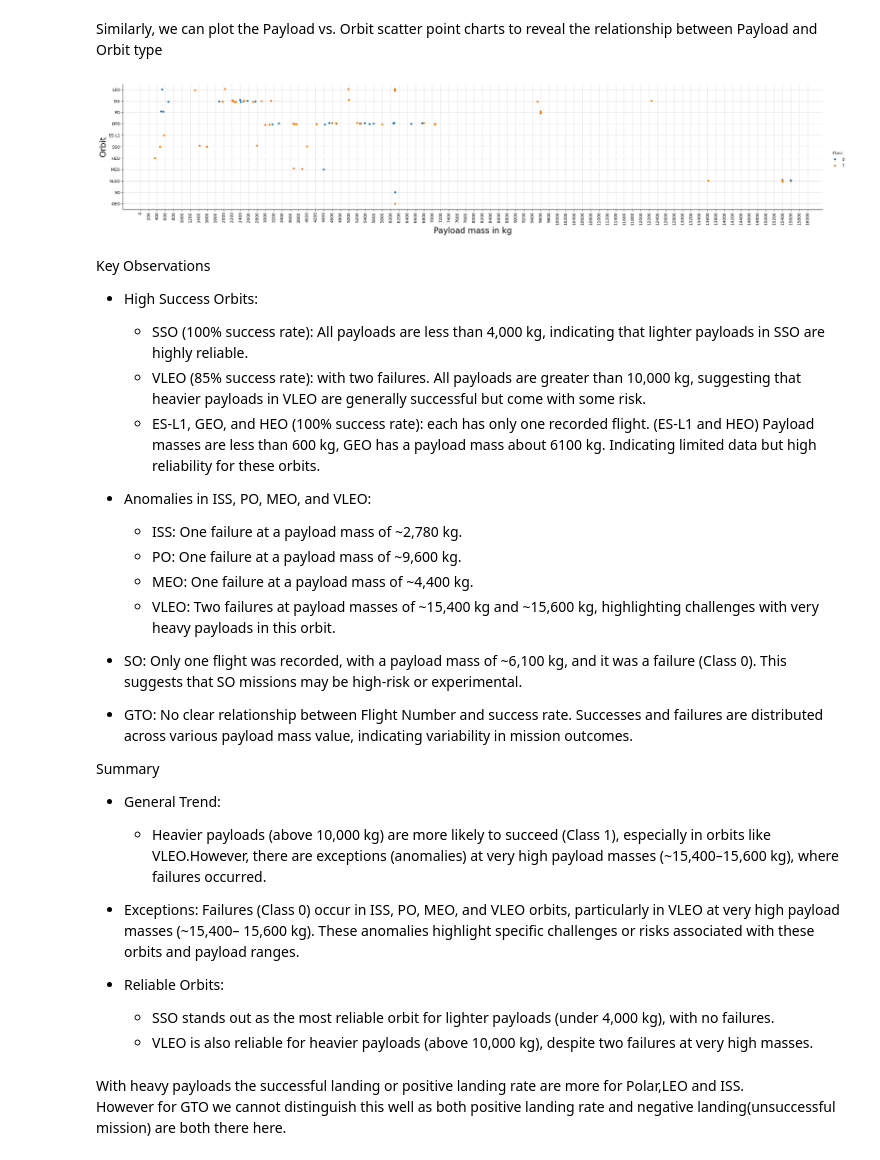
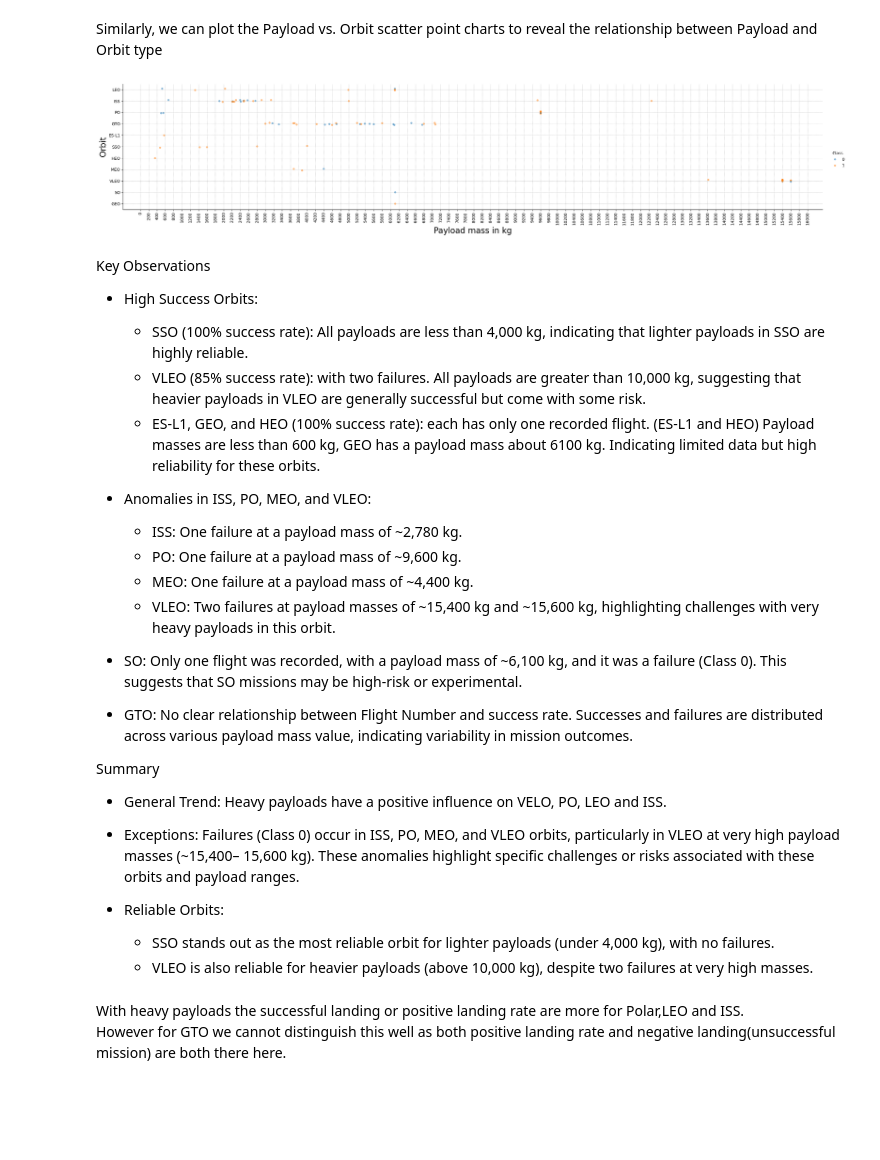
Before and after one commit to bigtomate/python_data_science_ML_capstone_project, a Jupyter notebook: module2_EDA/jupyter-labs-eda-dataviz-v2.ipynb, the cells around one changed output. Drawn from its saved outputs; the diff is of its cells as text; code cells hidden in the pictures; blank space fills up the shorter version.

```diff
--- a/module2_EDA/jupyter-labs-eda-dataviz-v2.ipynb
+++ b/module2_EDA/jupyter-labs-eda-dataviz-v2.ipynb
@@ -279,14 +281,14 @@ Summary
 Similarly, we can plot the Payload vs. Orbit scatter point charts to reveal the relationship between Payload and Orbit type
 # %%
 # Plot a scatter point chart with x axis to be Payload and y axis to be the Orbit, and hue to be the class value
-sns.catplot(y="Orbit", x="PayloadMass", hue="Class", data = df, aspect = 5)
+sns.catplot(y="Orbit", x="PayloadMass", hue="Class", data = df, aspect = 5, alpha= 0.5)
 plt.grid(True, which='both', axis='both', linestyle='--', linewidth=0.5)
 plt.xticks(ticks=np.arange(0, 16001, 200), rotation = 90)
 plt.xlabel("Payload mass in kg",fontsize=20)
 plt.ylabel("Orbit",fontsize=20)
 plt.show()
 # %% [output]
-[figure, old version]
+[figure, new version]
 # %% [markdown]
 Key Observations
  - High Success Orbits:
@@ -305,8 +307,7 @@ Key Observations
  - GTO: No clear relationship between Flight Number and success rate. Successes and failures are distributed across various payload mass value, indicating variability in mission outcomes.
 
 Summary
- - General Trend:
-   - Heavier payloads (above 10,000 kg) are more likely to succeed (Class 1), especially in orbits like VLEO.However, there are exceptions (anomalies) at very high payload masses (~15,400–15,600 kg), where failures occurred.
+ - General Trend: Heavy payloads have a positive influence on VELO, PO, LEO and ISS.
  - Exceptions: Failures (Class 0) occur in ISS, PO, MEO, and VLEO orbits, particularly in VLEO at very high payload masses (~15,400–    15,600 kg). These anomalies highlight specific challenges or risks associated with these orbits and payload ranges.
 
  - Reliable Orbits:
```
Also changed, not shown: parts of 3 cells of this notebook, 1 other file.
